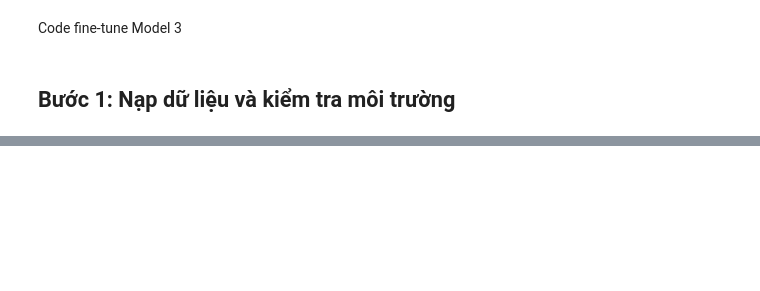
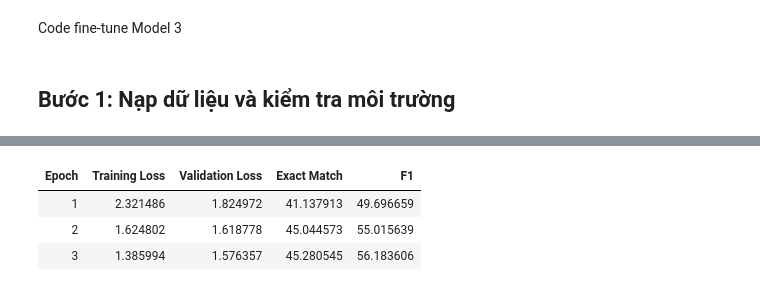
Before and after one commit to HaVuHongPhuc/Vietnamese_Extractive_Question_Answering_on_UIT_ViQuAD_2.0_Project, a Jupyter notebook: notebooks/06_finetune_phobert.ipynb, the cells around one changed output, grey strips where cells are left out. Cells and saved outputs as stored; diff of their text form; code cells hidden in the pictures; blank space fills up the shorter version.

Commit message:
Cập nhật finetune phobert

```diff
--- a/notebooks/06_finetune_phobert.ipynb
+++ b/notebooks/06_finetune_phobert.ipynb
@@ -1007,0 +293,14 @@ Trước khi đưa vào báo cáo, xác nhận đủ ba seed, dev vẫn có 3.81
+# %%
+train_segmented, train_errors, train_stats = segment_examples(train_examples, drop_bad_examples=True)  # Train: loại mẫu lỗi.
+dev_segmented, dev_errors, dev_stats = segment_examples(dev_examples, drop_bad_examples=False)  # Dev: giữ đủ mẫu.
+
+print(f'Train gốc: {len(train_examples)} | giữ lại: {len(train_segmented)} | loại: {len(train_errors)}')
+print('  Thống kê:', dict(train_stats))
+print('  Lý do lỗi:', dict(Counter(e['reason'] for e in train_errors)))
+print(f'Dev gốc: {len(dev_examples)} | giữ lại: {len(dev_segmented)} | mẫu lỗi nhãn: {len(dev_errors)}')
+print('  Thống kê:', dict(dev_stats))
+print('  Lý do lỗi:', dict(Counter(e['reason'] for e in dev_errors)))
+
+assert len(dev_segmented) == len(dev_examples), 'Dev bị mất mẫu'  # Dev phải đủ mẫu để so sánh công bằng.
+if len(train_errors) > 0.03 * len(train_examples):  # Tỉ lệ lỗi bất thường: dừng, không huấn luyện với nhãn sai.
+    raise ValueError(f'Quá nhiều mẫu train lỗi ({len(train_errors)}); kiểm tra lại: {train_errors[:10]}')
@@ -1007,0 +704,79 @@ Trước khi đưa vào báo cáo, xác nhận đủ ba seed, dev vẫn có 3.81
+# %%
+all_results = []  # Kết quả của từng seed.
+
+for seed in SEEDS:
+    seed_dir = RESULTS_DIR / f'seed-{seed}'  # Thư mục riêng cho từng seed.
+    best_model_dir = seed_dir / 'best_model'
+    metrics_file = seed_dir / 'metrics.json'
+    if metrics_file.exists() and best_model_dir.exists():  # Cho phép chạy lại mà không train lại seed đã xong.
+        print(f'Đã có kết quả seed {seed}; giữ nguyên checkpoint đã lưu.')
+        all_results.append(json.loads(metrics_file.read_text(encoding='utf-8')))
+        continue
+
+    print('\n' + '=' * 72 + f'\nModel: {CHECKPOINT} | seed: {seed}\n' + '=' * 72)
+    seed_dir.mkdir(parents=True, exist_ok=True)
+    set_seed(seed)  # Đặt seed trước khi khởi tạo mô hình để kiểm soát trọng số ban đầu.
+    model = AutoModelForQuestionAnswering.from_pretrained(CHECKPOINT)  # Mỗi seed khởi tạo mới từ checkpoint gốc.
+
+    trainer_parameters = inspect.signature(Trainer.__init__).parameters  # Tên đối số tokenizer đổi ở bản mới.
+    tokenizer_argument = (
+        {'processing_class': tokenizer} if 'processing_class' in trainer_parameters else {'tokenizer': tokenizer}
+    )
+    trainer = Trainer(
+        model=model,
+        args=make_training_arguments(seed_dir, seed),
+        train_dataset=train_features_used,
+        eval_dataset=dev_model_features,
+        data_collator=DataCollatorWithPadding(tokenizer=tokenizer),
+        compute_metrics=compute_metrics,
+        **tokenizer_argument,
+    )
+
+    started_at = time.time()
+    trainer.train()  # Fine-tune; đánh giá EM/F1 trên dev sau mỗi epoch.
+    training_seconds = time.time() - started_at
+
+    final_metrics = trainer.evaluate()  # Trainer đã nạp lại checkpoint có F1 dev cao nhất.
+    trainer.save_model(str(best_model_dir))  # Lưu mô hình tốt nhất.
+    tokenizer.save_pretrained(best_model_dir)  # Lưu kèm tokenizer.
+
+    scored_epochs = [row for row in trainer.state.log_history if 'eval_f1' in row]  # Điểm từng epoch.
+    best_epoch_row = max(scored_epochs, key=lambda row: row['eval_f1'])
+
+    result = {  # Cùng khóa với train_qa.py để summary dùng chung được.
+        'model': 'phobert',
+        'checkpoint': CHECKPOINT,
+        'seed': seed,
+        'best_checkpoint': trainer.state.best_model_checkpoint,
+        'best_epoch': best_epoch_row.get('epoch'),
+        'best_eval_f1': float(final_metrics.get('eval_f1', 0.0)),
+        'best_eval_exact_match': float(final_metrics.get('eval_exact_match', 0.0)),
+        'training_seconds': round(training_seconds, 2),
+        'effective_batch_size': 4 * 8,
+        'epochs_requested': NUM_EPOCHS,
+        'max_seq_length': MAX_SEQ_LENGTH,
+        'doc_stride': DOC_STRIDE,
+        'bf16': use_bf16,
+        'device': 'cuda' if use_cuda else 'cpu',
+        'train_features_used': len(train_features_used),
+    }
+    save_json(metrics_file, result)
+
+    predictions = trainer.predict(dev_model_features).predictions  # Lưu dự đoán để phân tích lỗi.
+    decoded = decode_predictions(predictions[0], predictions[1], feature_ids, feature_offsets, examples_by_id)
+    save_json(seed_dir / 'predictions.json', [
+        {
+            'id': example_id,
+            'prediction_text': decoded[example_id],
+            'ground_truths': example['answers'].get('text', []),
+            'is_impossible': example['is_impossible'],
+        }
+        for example_id, example in examples_by_id.items()
+    ])
+    all_results.append(result)
+    print(f"Kết quả seed {seed}: EM={result['best_eval_exact_match']:.2f}, F1={result['best_eval_f1']:.2f}")
+
+    del trainer, model  # Giải phóng bộ nhớ trước seed kế tiếp.
+    if use_cuda:
+        torch.cuda.empty_cache()
+# %% [output]
@@ -1007,0 +803,4 @@ Trước khi đưa vào báo cáo, xác nhận đủ ba seed, dev vẫn có 3.81
+| Epoch | Training Loss | Validation Loss | Exact Match | F1 |
+| 1 | 2.321486 | 1.824972 | 41.137913 | 49.696659 |
+| 2 | 1.624802 | 1.618778 | 45.044573 | 55.015639 |
+| 3 | 1.385994 | 1.576357 | 45.280545 | 56.183606 |
```
Also changed, not shown: parts of 53 cells of this notebook, 7 other files.
